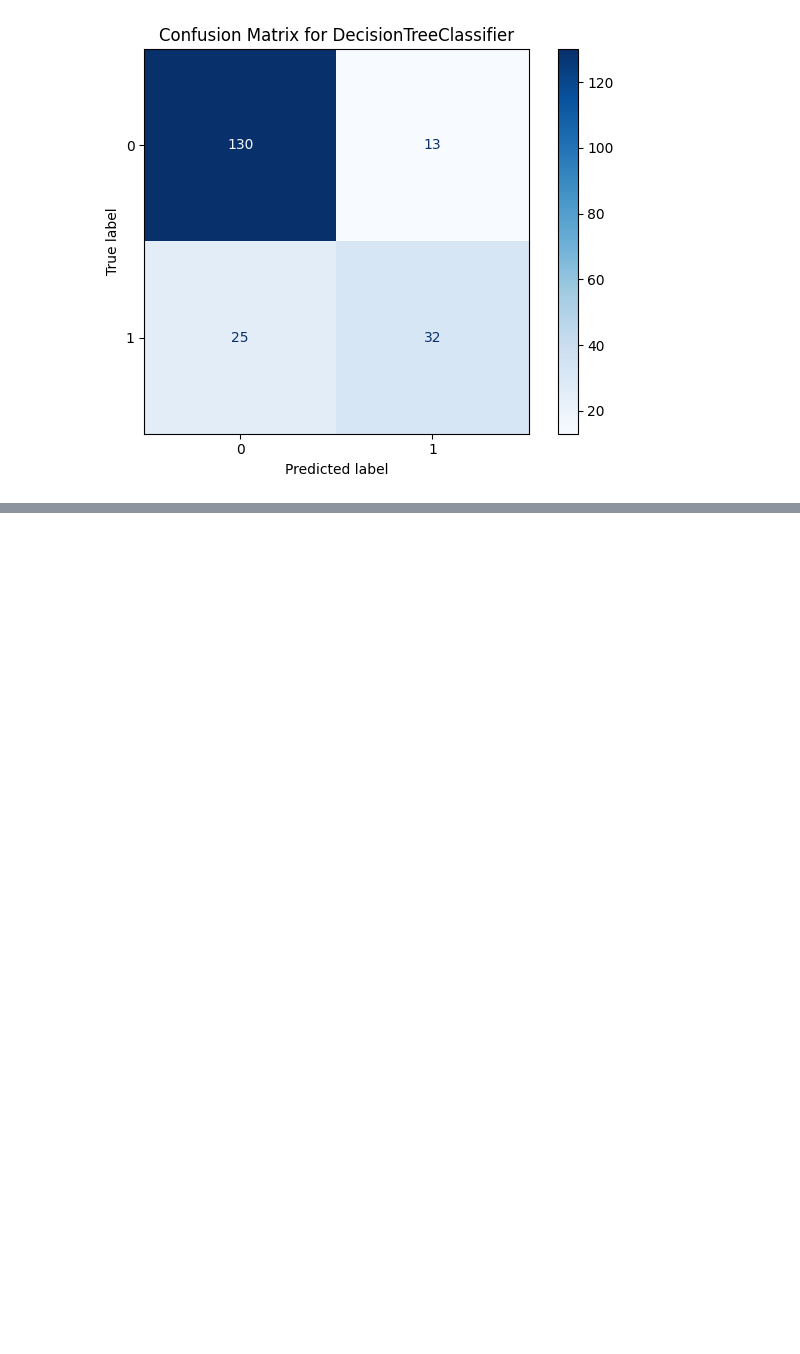
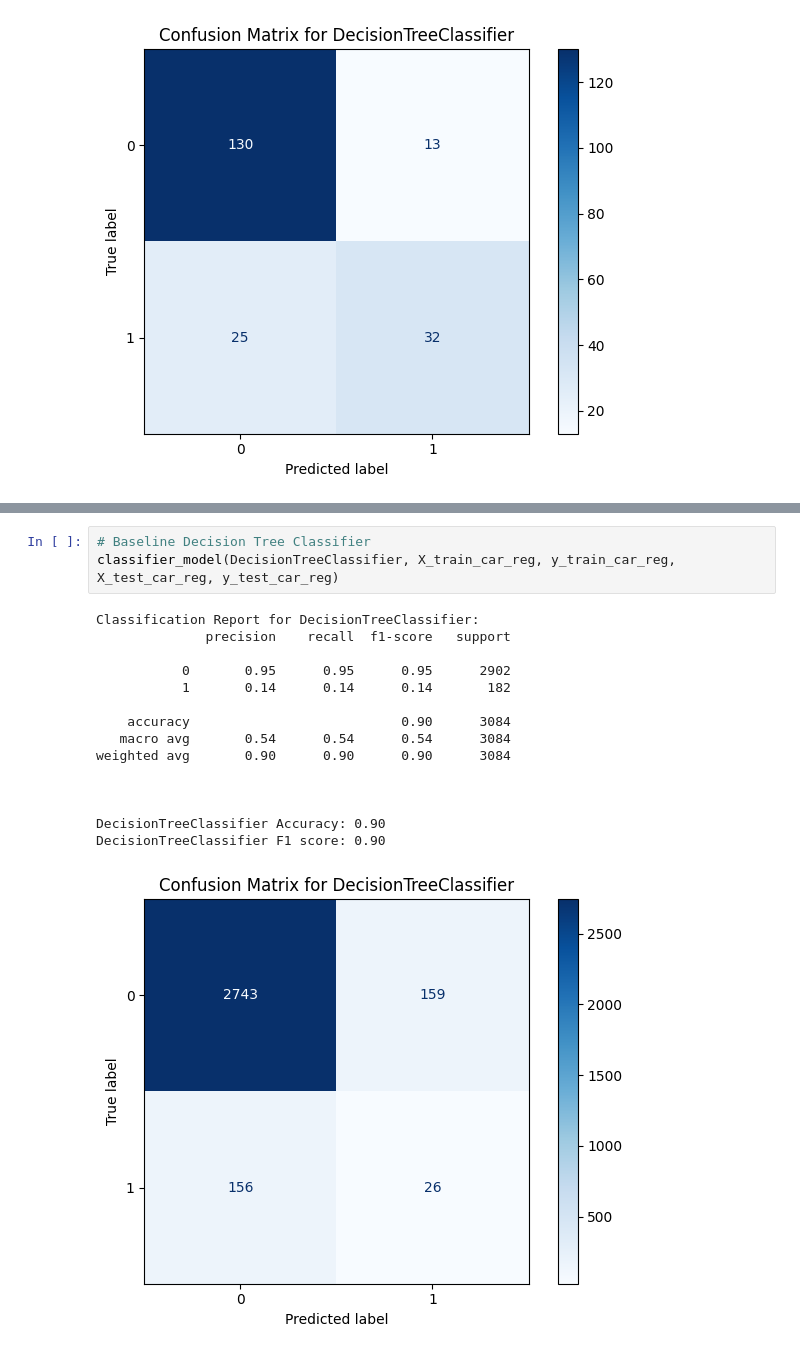
Before and after one commit to jtvon/799S-Data-Science-Capstone, a Jupyter notebook: Week-6-jupyter-notebook.ipynb, the cells around one changed output, grey strips where cells are left out. Cells and saved outputs as stored; diff of their text form; blank space fills up the shorter version.

```diff
--- a/Week-6-jupyter-notebook.ipynb
+++ b/Week-6-jupyter-notebook.ipynb
@@ -321,0 +389,19 @@ DecisionTreeClassifier F1 score: 0.80
+# %%
+# Baseline Decision Tree Classifier
+classifier_model(DecisionTreeClassifier, X_train_car_reg, y_train_car_reg, X_test_car_reg, y_test_car_reg)
+# %% [output]
+Classification Report for DecisionTreeClassifier:
+              precision    recall  f1-score   support
+
+           0       0.95      0.95      0.95      2902
+           1       0.14      0.14      0.14       182
+
+    accuracy                           0.90      3084
+   macro avg       0.54      0.54      0.54      3084
+weighted avg       0.90      0.90      0.90      3084
+
+
+
+DecisionTreeClassifier Accuracy: 0.90
+DecisionTreeClassifier F1 score: 0.90
+[figure, added]
```
Also changed, not shown: parts of 8 cells of this notebook.
